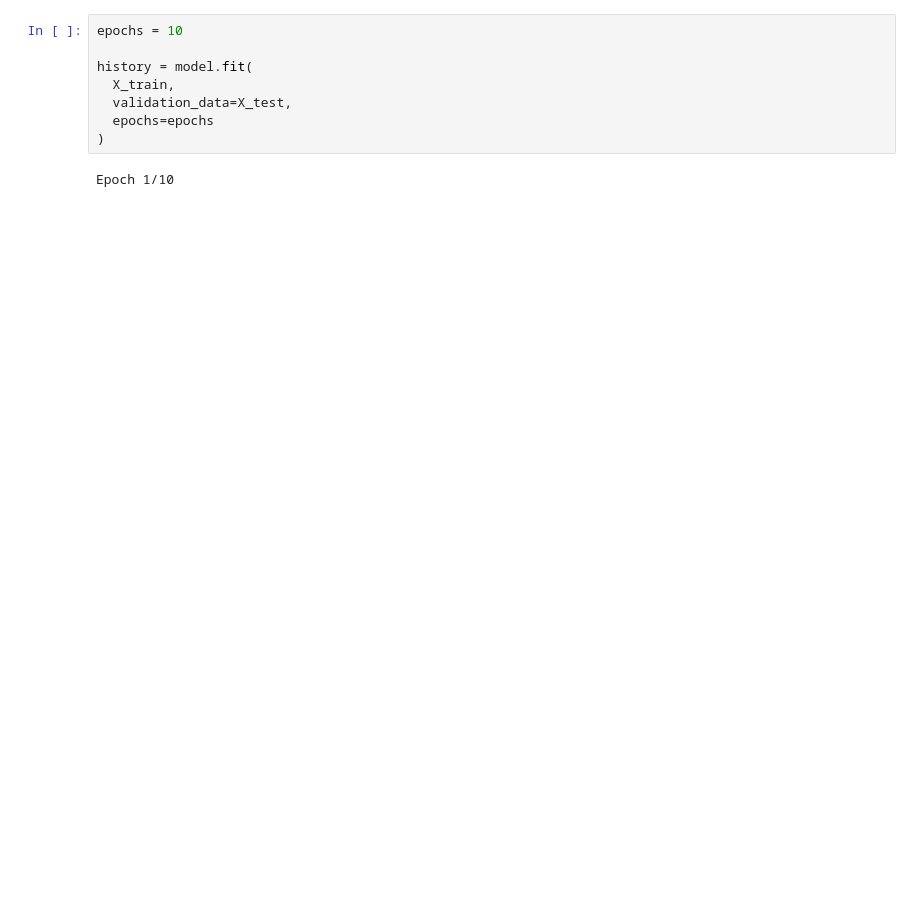
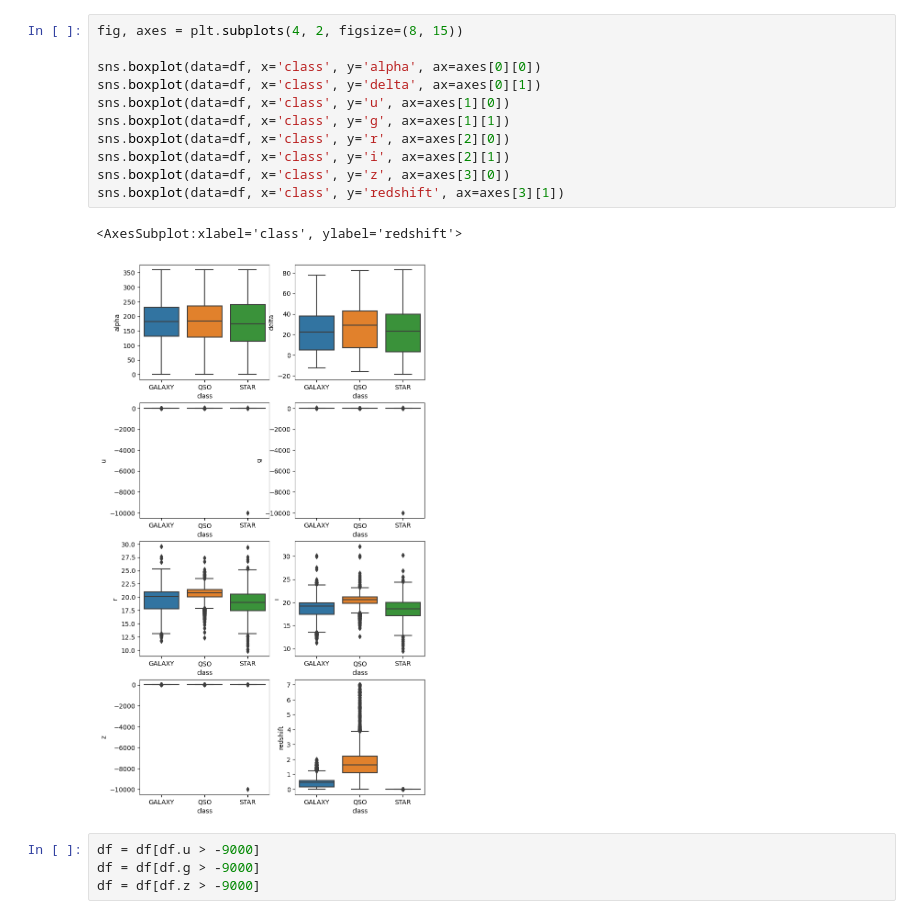
Before and after one commit to enter-opy/vista, a Jupyter notebook: model.ipynb, the cells around one changed output. Saved outputs shown, nothing was run; the diff lists cells and outputs as text; blank space fills up the shorter version.

```diff
--- a/model.ipynb
+++ b/model.ipynb
@@ -62,10 +52,18 @@ _________________________________________________________________
 # %%
-epochs = 10
+fig, axes = plt.subplots(4, 2, figsize=(8, 15))
 
-history = model.fit(
-  X_train,
-  validation_data=X_test,
-  epochs=epochs
-)
+sns.boxplot(data=df, x='class', y='alpha', ax=axes[0][0])
+sns.boxplot(data=df, x='class', y='delta', ax=axes[0][1])
+sns.boxplot(data=df, x='class', y='u', ax=axes[1][0])
+sns.boxplot(data=df, x='class', y='g', ax=axes[1][1])
+sns.boxplot(data=df, x='class', y='r', ax=axes[2][0])
+sns.boxplot(data=df, x='class', y='i', ax=axes[2][1])
+sns.boxplot(data=df, x='class', y='z', ax=axes[3][0])
+sns.boxplot(data=df, x='class', y='redshift', ax=axes[3][1])
 # %% [output]
-Epoch 1/10
+<AxesSubplot:xlabel='class', ylabel='redshift'>
+[figure, added]
+# %%
+df = df[df.u > -9000]
+df = df[df.g > -9000]
+df = df[df.z > -9000]
```
Also changed, not shown: parts of 9 cells of this notebook, 1 other file.
